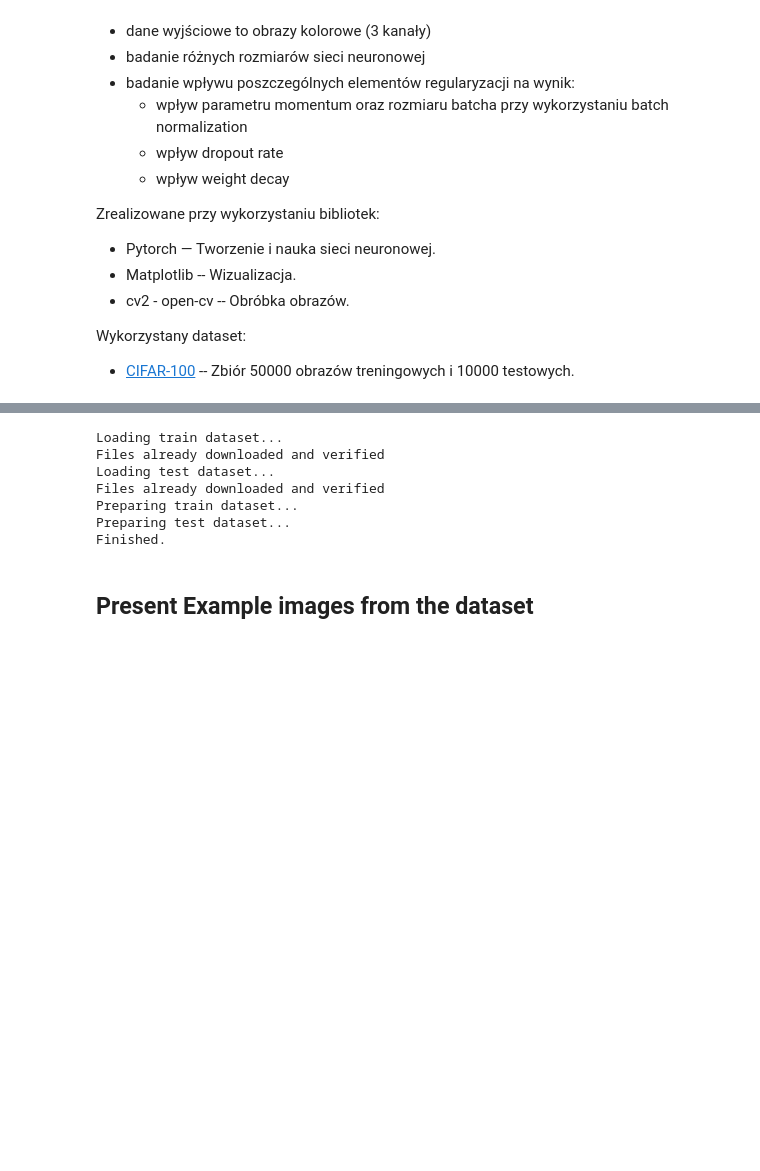
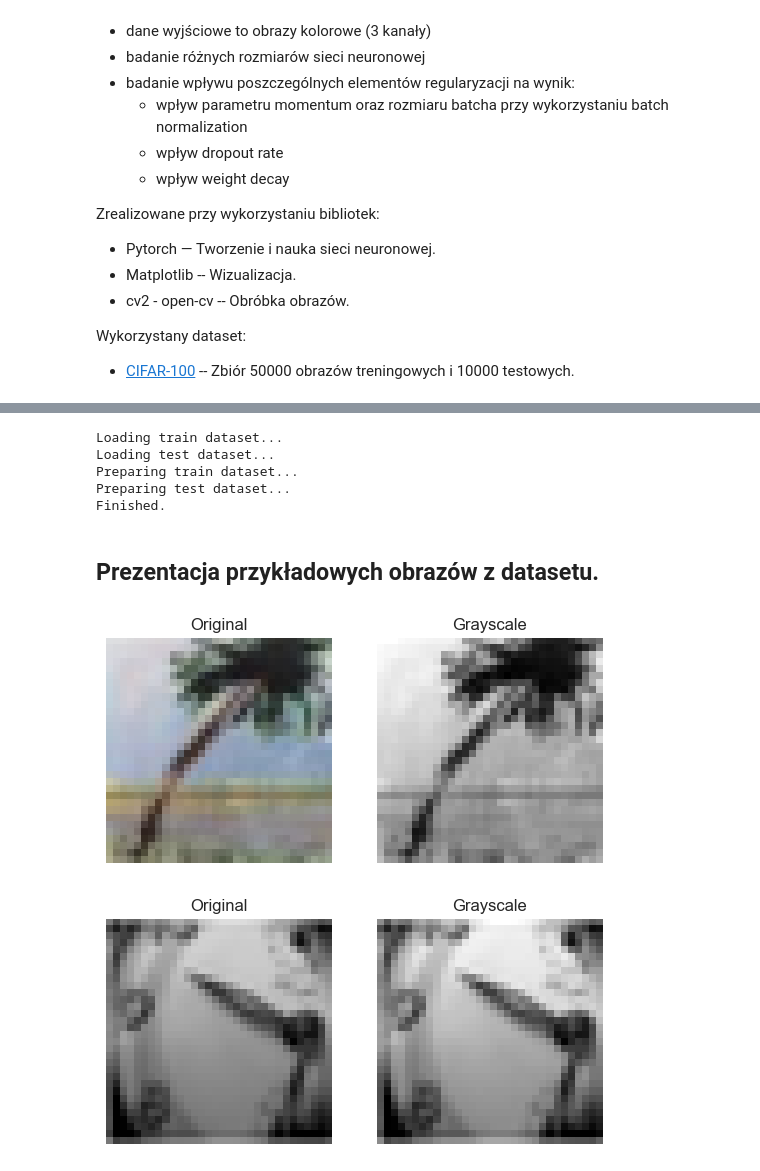
Before and after one commit to Mimikkk/eio-2022, a Jupyter notebook: deep-learning/project-autoencoder/main.ipynb, the cells around one changed output, grey strips where cells are left out. Cells and saved outputs as stored; diff of their text form; code cells hidden in the pictures; blank space fills up the shorter version.

```diff
--- a/deep-learning/project-autoencoder/main.ipynb
+++ b/deep-learning/project-autoencoder/main.ipynb
@@ -42,35 +48,28 @@ Split it into grayscale input, and colored output with train, test split
 # %%
-def rgb2gray(image):
-  return cv2.cvtColor(image, cv2.COLOR_RGB2GRAY)
+def rgb2gray(rgb):
+  return cv2.cvtColor(rgb, cv2.COLOR_RGB2GRAY)
 
 def load_datasets():
   print("Loading train dataset...")
-  y_train = Cifar100("resources/datasets", download=True, train=True).data \
-              .astype('float32') / 255
   print("Loading test dataset...")
-  y_test = Cifar100("resources/datasets", download=True, train=False).data\
-             .astype('float32') / 255
-
+  (y_train, _), (y_test, _) = cifar100.load_data()
   print("Preparing train dataset...")
+  y_train = y_train.astype('float32') / 255
   x_train = np.expand_dims([rgb2gray(x) for x in y_train], axis=3)
-
   print("Preparing test dataset...")
+  y_test = y_test.astype('float32') / 255
   x_test = np.expand_dims([rgb2gray(x) for x in y_test], axis=3)
   print("Finished.")
   return (x_train, y_train), (x_test, y_test)
+(x_train, y_train), (x_test, y_test) = load_datasets()
+# %% [output]
+Loading train dataset...
+Loading test dataset...
+Preparing train dataset...
+Preparing test dataset...
+Finished.
-# %%
-dataset = load_datasets()
-(x_train, y_train), (x_test, y_test) = dataset
-# %% [output]
-Loading train dataset...
-Files already downloaded and verified
-Loading test dataset...
-Files already downloaded and verified
-Preparing train dataset...
-Preparing test dataset...
-Finished.
-# %% [markdown]
-## Present Example images from the dataset
+# %% [markdown]
+## Prezentacja przykładowych obrazów z datasetu.
 # %%
 def compare(original, grayscale=None):
   if grayscale is None: grayscale = rgb2gray(original)
@@ -86,0 +86,6 @@ def compare(original, grayscale=None):
+# %%
+index = np.random.randint(2, len(y_train) - 1)
+for original in y_train[index - 2:index]: compare(original)
+# %% [output]
+[figure, added]
+[figure, added]
```
Also changed, not shown: parts of 33 cells of this notebook, 4 other files.
